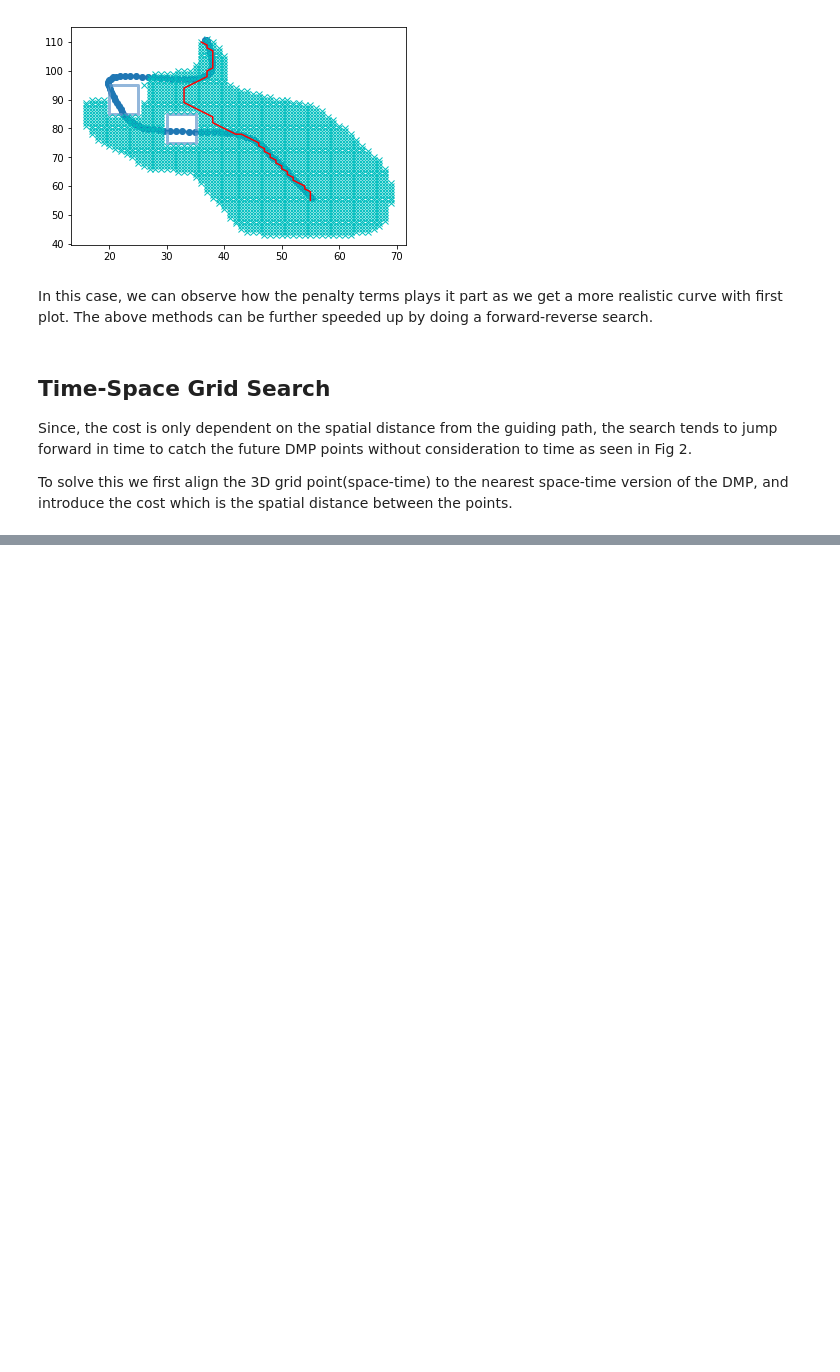
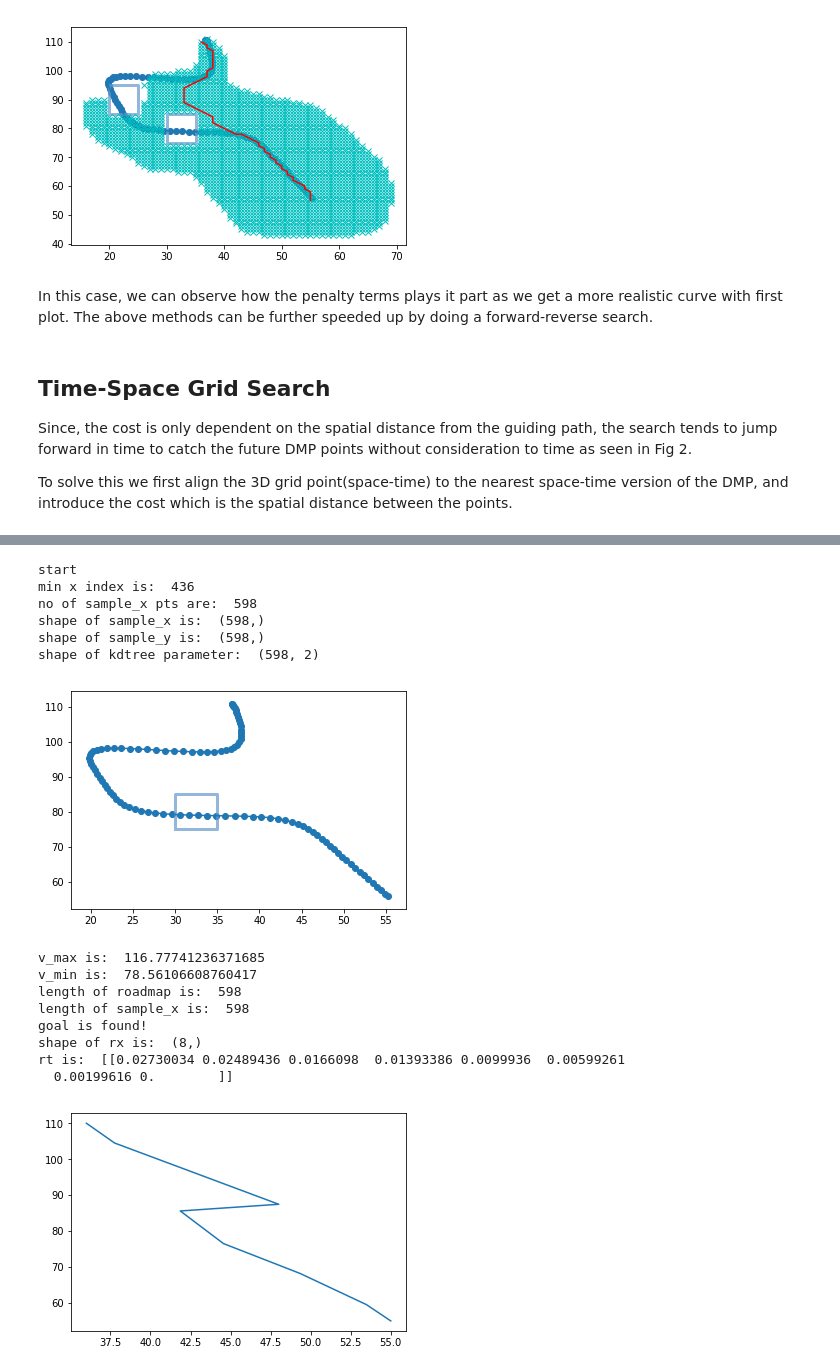
Before and after one commit to gutsy-robot/pydmps, a Jupyter notebook: pydmps/dmp_obstacle_avoidance_algo.ipynb, the cells around one changed output, grey strips where cells are left out. Cells and saved outputs as stored; diff of their text form; code cells hidden in the pictures; blank space fills up the shorter version.

Commit message:
some plotting issues with prm

```diff
--- a/pydmps/dmp_obstacle_avoidance_algo.ipynb
+++ b/pydmps/dmp_obstacle_avoidance_algo.ipynb
@@ -431,0 +688,12 @@ The grid search based methods provide
+# %%
+rx, ry, rt = dijkstra_planning(floor(x[0]), floor(y[0]), floor(x[-1]), floor(y[-1]), [obstacle], grid_size,
+                                   dmp=dmp_time_para, dmp_vel=dmp_dy_time_para)
+
+rx = np.array(rx)
+ry = np.array(ry)
+rt = np.array([rt])
+print("shape of rx is: ", rx.shape)
+
+print("rt is: ", rt)
+ax.plot_wireframe(rx, ry, rt)
+plt2d.plot(rx, ry)
@@ -431,0 +928,46 @@ The grid search based methods provide
+# %%
+print("start")
+ax.scatter(y_track_nc_x, y_track_nc_y, y_track_nc_time)
+ax.plot_wireframe(y_track_nc_x, y_track_nc_y, np.zeros((1, len(y_track_nc))))
+
+
+# plot obstacles
+plt.plot(ob_x, ob_y, color='#6699cc', alpha=0.7, linewidth=3, solid_capstyle='round', zorder=2)
+
+# plot spacial DMP
+plt.plot(y_track_nc[:, 0], y_track_nc[:, 1])
+plt.scatter(y_track_nc[:, 0], y_track_nc[:, 1])
+#plt.show()
+# plot obstacle on the 3D plot
+# ax.plot_wireframe(np.array(ob_x), np.array(ob_y), np.zeros((1, len(ob_x))))
+
+rx, ry, rt = PRM_planning(floor(x[0]), floor(y[0]), floor(x[-1]), floor(y[-1]),
+                          [obstacle], dmp=dmp_time_para, dmp_vel=dmp_dy_time_para)
+
+rx = np.array(rx)
+ry = np.array(ry)
+rt = np.array([rt])
+print("shape of rx is: ", rx.shape)
+
+print("rt is: ", rt)
+ax.plot_wireframe(rx, ry, rt)
+# plt.legend(plot_paths, legend_key, loc='lower right')
+plt.plot(rx, ry)
+plt.show()
+# %% [output]
+start
+min x index is:  436
+no of sample_x pts are:  598
+shape of sample_x is:  (598,)
+shape of sample_y is:  (598,)
+shape of kdtree parameter:  (598, 2)
+[figure, added]
+v_max is:  116.77741236371685
+v_min is:  78.56106608760417
+length of roadmap is:  598
+length of sample_x is:  598
+goal is found!
+shape of rx is:  (8,)
+rt is:  [[0.02730034 0.02489436 0.0166098  0.01393386 0.0099936  0.00599261
+  0.00199616 0.        ]]
+[figure, added]
```
Also changed, not shown: parts of 10 cells of this notebook, 1 other file.
